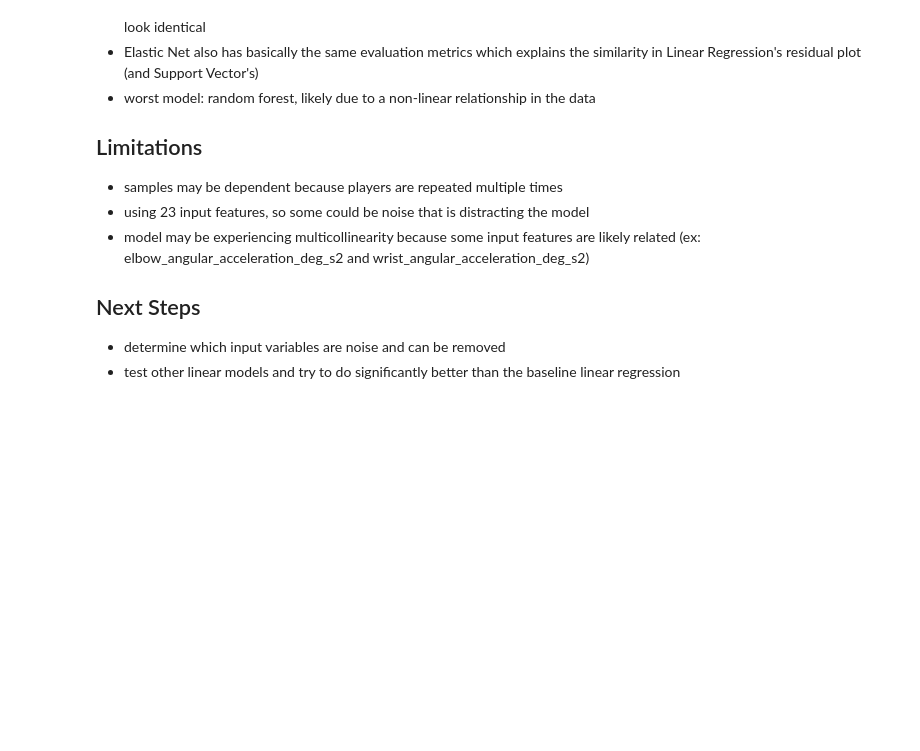
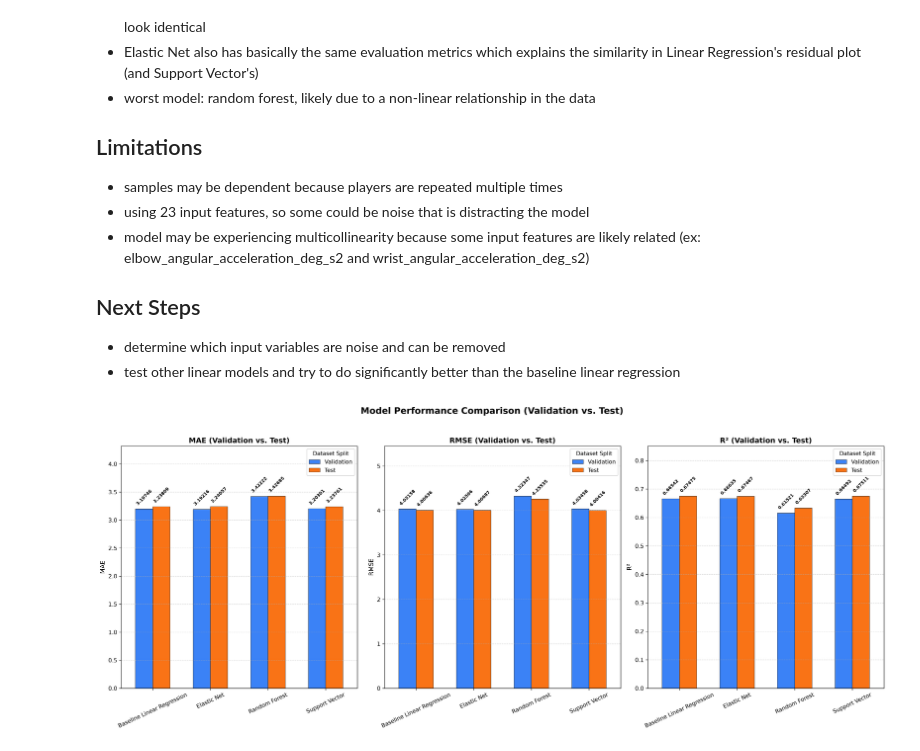
Before and after one commit to skateb2020/ct4101_project, a Jupyter notebook: notebooks/06_analysis.ipynb, the cells around one changed output. Saved outputs shown, nothing was run; the diff lists cells and outputs as text; code cells hidden in the pictures; blank space fills up the shorter version.

```diff
--- a/notebooks/06_analysis.ipynb
+++ b/notebooks/06_analysis.ipynb
@@ -201,3 +178,54 @@ plt.show()
 ## Next Steps
 - determine which input variables are noise and can be removed
 - test other linear models and try to do significantly better than the baseline linear regression
+# %%
+#adding validation to the analysis to observe how models are doing across sets and how seeing unseen data affects the predictions
+metrics_df = metrics_df.round(5)
+
+fig, axes = plt.subplots(1, 3, figsize=(20, 8), dpi=300)
+metrics_to_plot = ["MAE", "RMSE", "R²"]
+split_colors = {'Validation': '#3b82f6',
+                'Test': '#f97316'
+               }
+
+for i, metric in enumerate(metrics_to_plot):
+    ax = axes[i]
+    #pivot data so models are rows and splits are columns
+    pivot_df = metrics_df.pivot(index='Model', columns='Split', values=metric)
+    pivot_df = pivot_df[['Validation', 'Test']]
+
+    pivot_df.plot(
+        kind='bar',
+        ax=ax,
+        color=[split_colors['Validation'], split_colors['Test']],
+        width=0.6,
+        edgecolor='black',
+        linewidth=0.5
+    )
+    #number labels on top of each bar
+    for container in ax.containers:
+        ax.bar_label(
+            container,
+            fmt='%.5f',
+            padding=5,
+            rotation=45,
+            fontsize=8,
+            fontweight='bold'
+    )
+
+    ax.set_title(f'{metric} (Validation vs. Test)', fontsize=13, fontweight='bold')
+    ax.set_xlabel('')
+    ax.set_ylabel(metric, fontsize=11)
+    ax.tick_params(axis='x', rotation=25)
+    ax.grid(axis='y', linestyle='--', alpha=0.5)
+    ax.legend(title='Dataset Split', frameon=True)
+
+    ymin, ymax = ax.get_ylim()
+    ax.set_ylim(ymin, ymax * 1.2)
+
+plt.suptitle('Model Performance Comparison (Validation vs. Test)', fontsize=16, fontweight='bold', y=1.03)
+plt.tight_layout()
+plt.savefig('../reports/val_vs_test_bar_chart.png', dpi=300, bbox_inches='tight')
+plt.show()
+# %% [output]
+[figure, added]
```
Also changed, not shown: parts of 6 cells of this notebook, 4 other files.
